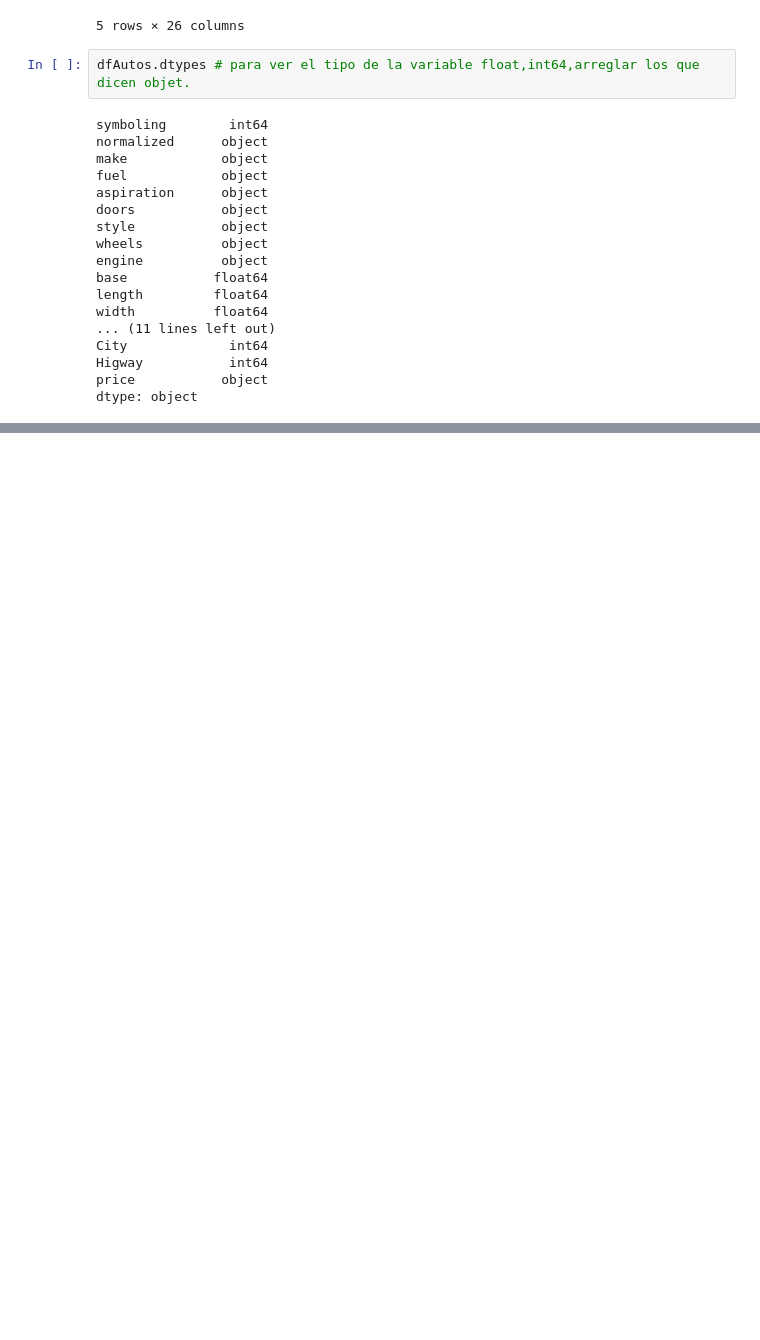
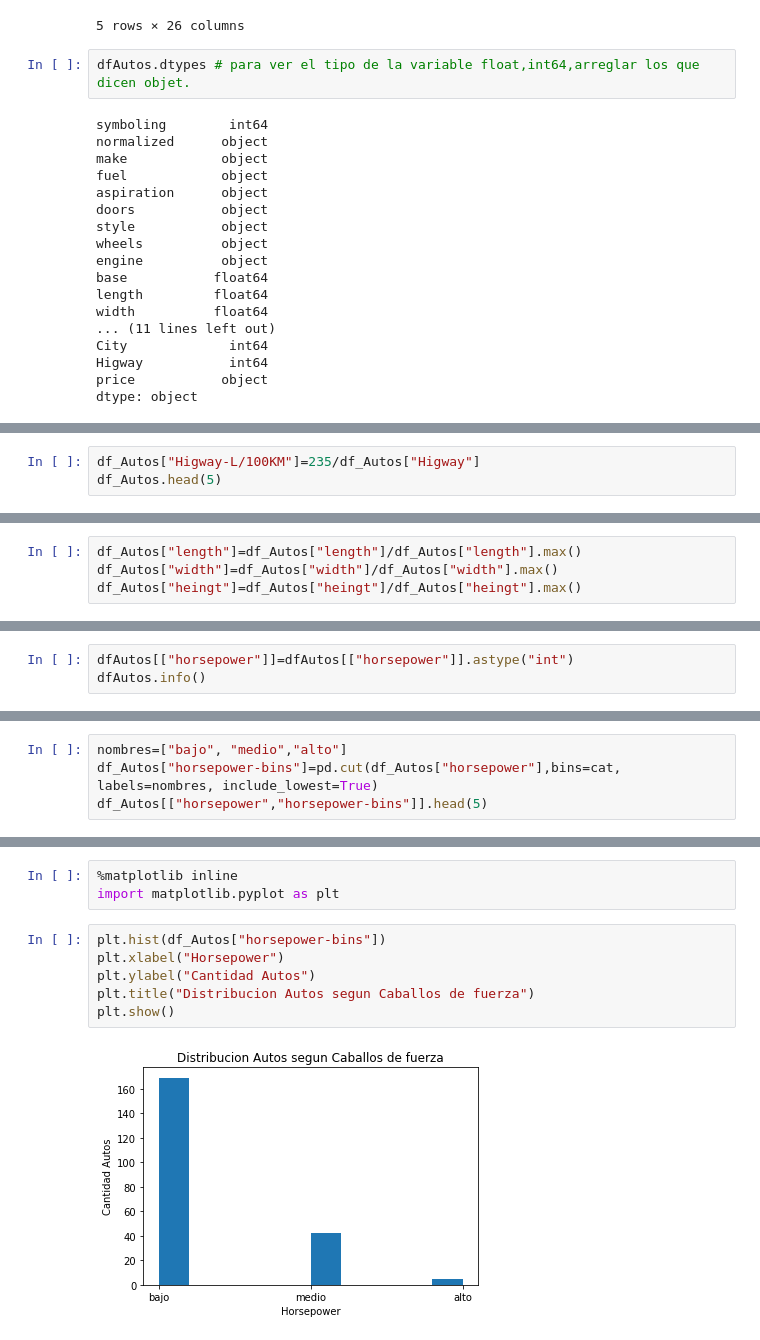
Before and after one commit to Calderon20/portafolio-de-evidencias, a Jupyter notebook: AnalisisDatos_Autos.ipynb, the cells around one changed output, grey strips where cells are left out. Cells and saved outputs as stored; diff of their text form; blank space fills up the shorter version.

```diff
--- a/AnalisisDatos_Autos.ipynb
+++ b/AnalisisDatos_Autos.ipynb
@@ -414,0 +462,3 @@ dtype: object
+# %%
+df_Autos["Higway-L/100KM"]=235/df_Autos["Higway"]
+df_Autos.head(5)
@@ -414,0 +505,4 @@ dtype: object
+# %%
+df_Autos["length"]=df_Autos["length"]/df_Autos["length"].max()
+df_Autos["width"]=df_Autos["width"]/df_Autos["width"].max()
+df_Autos["heingt"]=df_Autos["heingt"]/df_Autos["heingt"].max()
@@ -414,0 +531,3 @@ dtype: object
+# %%
+dfAutos[["horsepower"]]=dfAutos[["horsepower"]].astype("int")
+dfAutos.info()
@@ -414,0 +557,4 @@ dtype: object
+# %%
+nombres=["bajo", "medio","alto"]
+df_Autos["horsepower-bins"]=pd.cut(df_Autos["horsepower"],bins=cat, labels=nombres, include_lowest=True)
+df_Autos[["horsepower","horsepower-bins"]].head(5)
@@ -414,0 +575,11 @@ dtype: object
+# %%
+%matplotlib inline
+import matplotlib.pyplot as plt
+# %%
+plt.hist(df_Autos["horsepower-bins"])
+plt.xlabel("Horsepower")
+plt.ylabel("Cantidad Autos")
+plt.title("Distribucion Autos segun Caballos de fuerza")
+plt.show()
+# %% [output]
+[figure, added]
```
Also changed, not shown: parts of 32 cells of this notebook.
